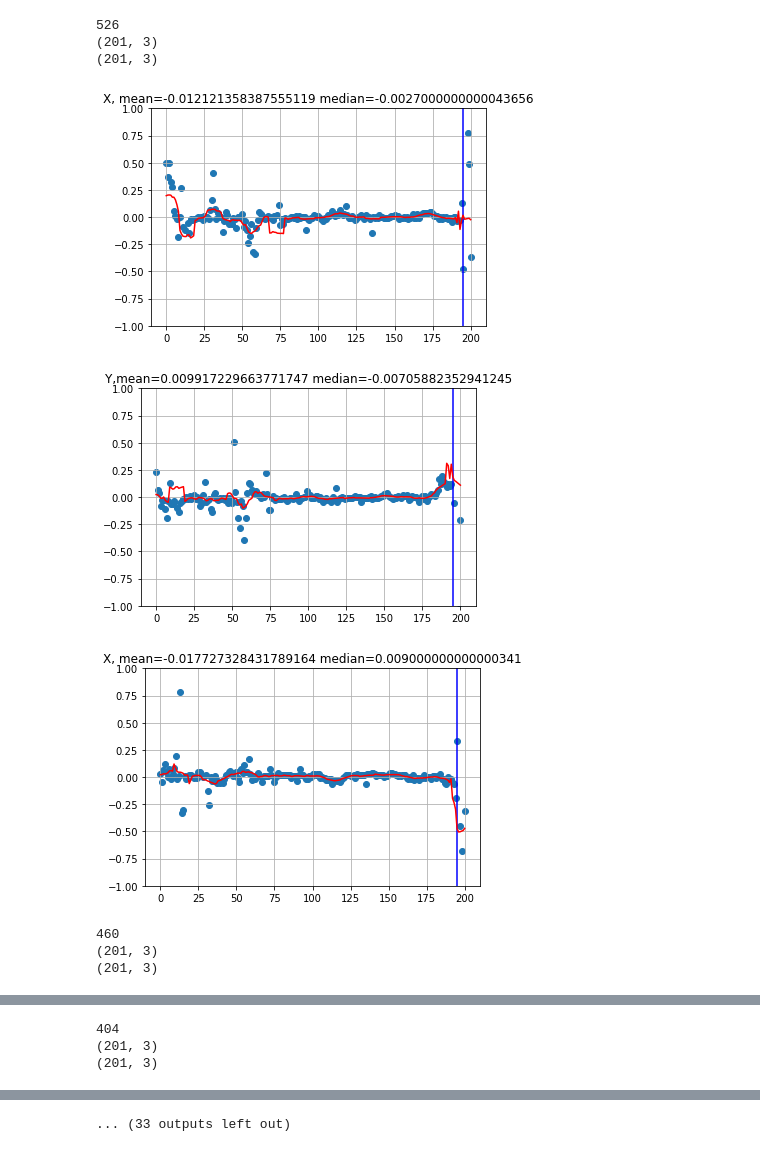
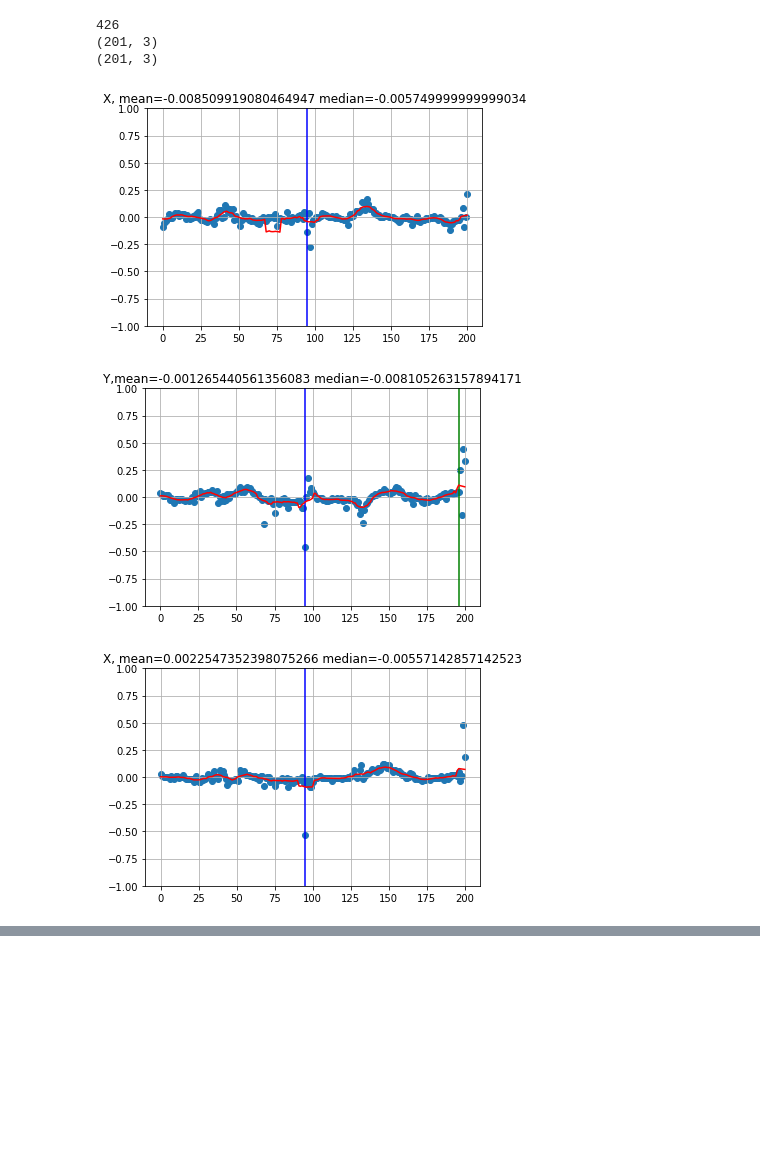
Before and after one commit to csabaiBio/RBD-AlphaFold2-structures-and-phenotypic-information, a Jupyter notebook: data_usage_scripts/xyz_variation_at_position.ipynb, the cells around one changed output, grey strips where cells are left out. Saved outputs shown, nothing was run; the diff lists cells and outputs as text; code cells hidden in the pictures; blank space fills up the shorter version.

Commit message:
local struct

```diff
--- a/data_usage_scripts/xyz_variation_at_position.ipynb
+++ b/data_usage_scripts/xyz_variation_at_position.ipynb
@@ -28,13 +28,14 @@ def pos_matrix_creator(PDB_filename):
 # %%
 # Plot this as chain position... varies and mean variation in structure. ~40 mins to run.
 # loop over all varientants and all pdbs
+from scipy.signal import find_peaks
 
 def movingaverage(interval, window_size):
     window= np.ones(int(window_size))/float(window_size)
     return np.convolve(interval, window, 'same')
 
 
-base_var_list = ["wuhan"] #match to how data is downloaded.
+base_var_list = ["alpha"] #match to how data is downloaded.
 
 for dir in base_var_list:
     directory = "../structures/" + dir
@@ -48,8 +49,7 @@ for dir in base_var_list:
         print(pos)
         # create distance matrix.
         d = pos_matrix_creator(file_path)
-        # pdb_file = "../../covid_exploration/alfafold_mainvariants/pdbs/rot-Wuhan_RBD.pdb" #original wuhan structure.
-        pdb_file = "../structures/wuhan/rot-Wuhan_RBD_331_531_A344F.pdb"
+        pdb_file = "../../covid_exploration/alfafold_mainvariants/pdbs/rot-Alpha_RBD.pdb"
         wuhan_mat = pos_matrix_creator(pdb_file)
         print(wuhan_mat.shape)
         print(d.shape)
@@ -60,6 +60,11 @@ for dir in base_var_list:
 
         y_av = movingaverage(dist[:,0], 10)
         plt.axvline(x = pos-331, color = 'b', label = 'Mutation Position')
+
+        peaks, _ = find_peaks(y_av, height=0.1)
+        for peak in peaks:
+            plt.axvline(x = peak, color = 'g', label = 'Mutation Position')
+
 
         plt.title("X, mean="+str(np.mean(dist[:,0]))+" median="+str(np.median(dist[:,0])))
         plt.plot(y_av,c="r")
@@ -71,39 +76,47 @@ for dir in base_var_list:
 
         plt.scatter(range(201),dist[:,1])
         y_av = movingaverage(dist[:,1], 10)
         plt.axvline(x = pos-331, color = 'b', label = 'Mutation Position')
 
+        peaks, _ = find_peaks(y_av, height=0.1)
+        for peak in peaks:
+            plt.axvline(x = peak, color = 'g', label = 'Mutation Position')
+
         plt.plot(y_av,c="r")
         plt.ylim([-1,1])
 
         plt.grid()
         plt.show()
 
         plt.title("X, mean="+str(np.mean(dist[:,2]))+" median="+str(np.median(dist[:,2])))
         plt.axvline(x = pos-331, color = 'b', label = 'Mutation Position')
 
+
+
         plt.scatter(range(201),dist[:,2])
         y_av = movingaverage(dist[:,2], 10)
+
+        peaks, _ = find_peaks(y_av, height=0.1)
+        for peak in peaks:
+            plt.axvline(x = peak, color = 'g', label = 'Mutation Position')
+
         plt.plot(y_av,c="r")
         plt.grid()
         plt.ylim([-1,1])
 
         plt.show()
         # df2.append([pos,dist])
         # print(idx)
 
-
+        break
 
     # df3 = pd.DataFrame(df2, columns = ['pos','d'])
     # df3.to_csv("./xyz_diff/"+dir+".csv")
-    peaks are corrolated with positions of mutations. Show this in one figure?
+    # peaks are corrolated with positions of mutations. Show this in one figure?
 # %% [output]
-526
+426
 (201, 3)
 (201, 3)
-[figure, old version]
+[figure, new version]
-[figure, old version]
+[figure, new version]
-[figure, old version]
+[figure, new version]
-460
-(201, 3)
-(201, 3)
@@ -113,3 +122,0 @@ for dir in base_var_list:
-404
-(201, 3)
-(201, 3)
@@ -119 +122,0 @@ for dir in base_var_list:
-... (33 outputs left out)
```
Also changed, not shown: parts of 6 cells of this notebook, 26 other files.
